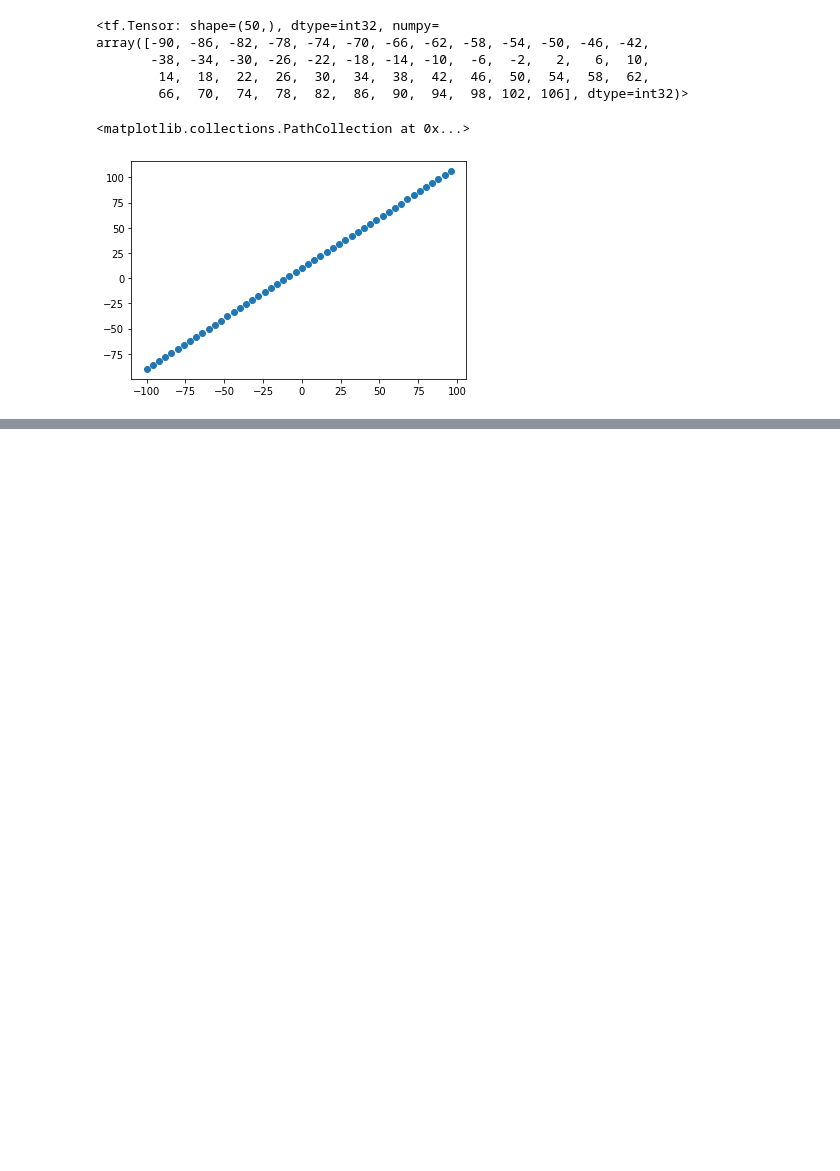
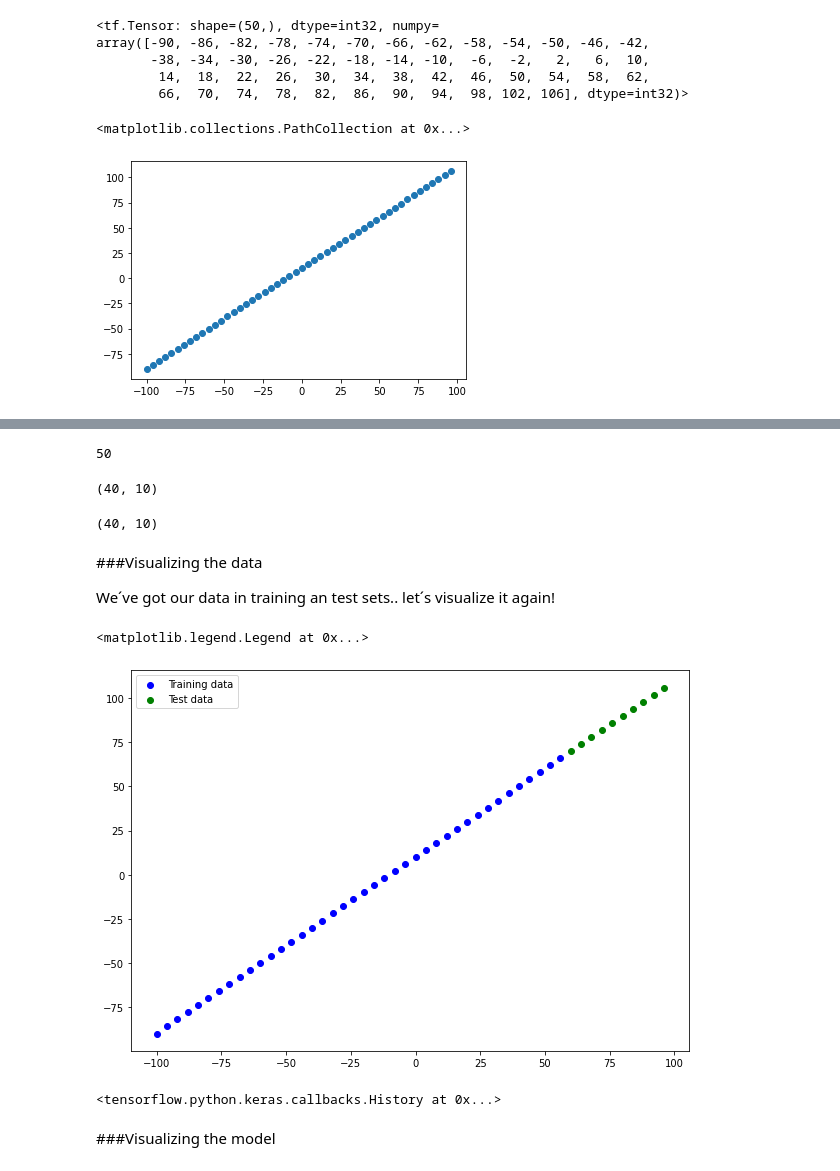
Before and after one commit to schauppi/Udemy_TensorFlow_Developer, a Jupyter notebook: Abschnitt_3_Neural_Network_regression_with_TensorFlow/01_neural_network_regression_with_tensorflow_video.ipynb, the cells around one changed output, grey strips where cells are left out. Saved outputs shown, nothing was run; the diff lists cells and outputs as text; code cells hidden in the pictures; blank space fills up the shorter version.

```diff
--- a/Abschnitt_3_Neural_Network_regression_with_TensorFlow/01_neural_network_regression_with_tensorflow_video.ipynb
+++ b/Abschnitt_3_Neural_Network_regression_with_TensorFlow/01_neural_network_regression_with_tensorflow_video.ipynb
@@ -216,0 +220,50 @@ plt.scatter(X, y)
+# %%
+len(X)
+# %% [output]
+50
+# %%
+#Split the data into train and test sets
+
+x_train = X[:40]
+y_train = y[:40]
+x_test = X[40:]
+y_test = y[40:]
+# %%
+len(x_train), len(x_test)
+# %% [output]
+(40, 10)
+# %%
+len(y_train), len(y_test)
+# %% [output]
+(40, 10)
+# %% [markdown]
+###Visualizing the data
+
+We´ve got our data in training an test sets.. let´s visualize it again!
+# %%
+plt.figure(figsize=(10, 7))
+#Plot training data in blue
+plt.scatter(x_train, y_train, c="b", label="Training data") #our model will learn on this
+#Plot training data in green
+plt.scatter(x_test, y_test, c="g", label="Test data") #our model will predict on this
+#show a legend
+plt.legend()
+# %% [output]
+<matplotlib.legend.Legend at 0x...>
+[figure, added]
+# %%
+#1. Create a model
+model = tf.keras.Sequential([
+                             tf.keras.layers.Dense(1)
+])
+
+#2. Compile the model
+
+model.compile(loss="mae", optimizer="SGD", metrics=["mae"])
+
+#3. Fit the model
+model.fit(x_train, y_train, epochs=100, verbose=0)
+# %% [output]
+<tensorflow.python.keras.callbacks.History at 0x...>
+# %% [markdown]
+###Visualizing the model
```
Also changed, not shown: parts of 16 cells of this notebook.
